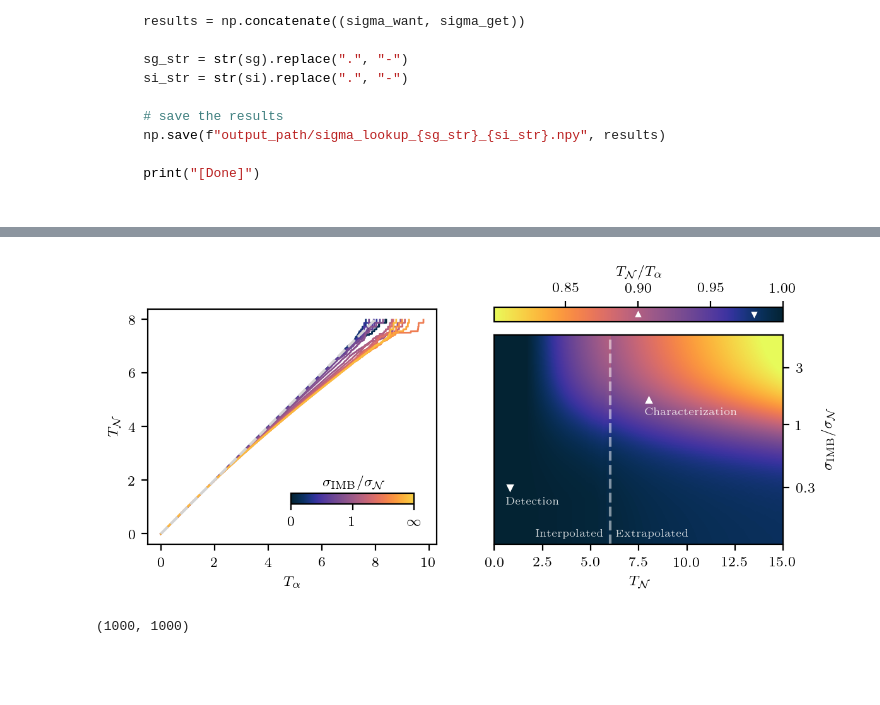
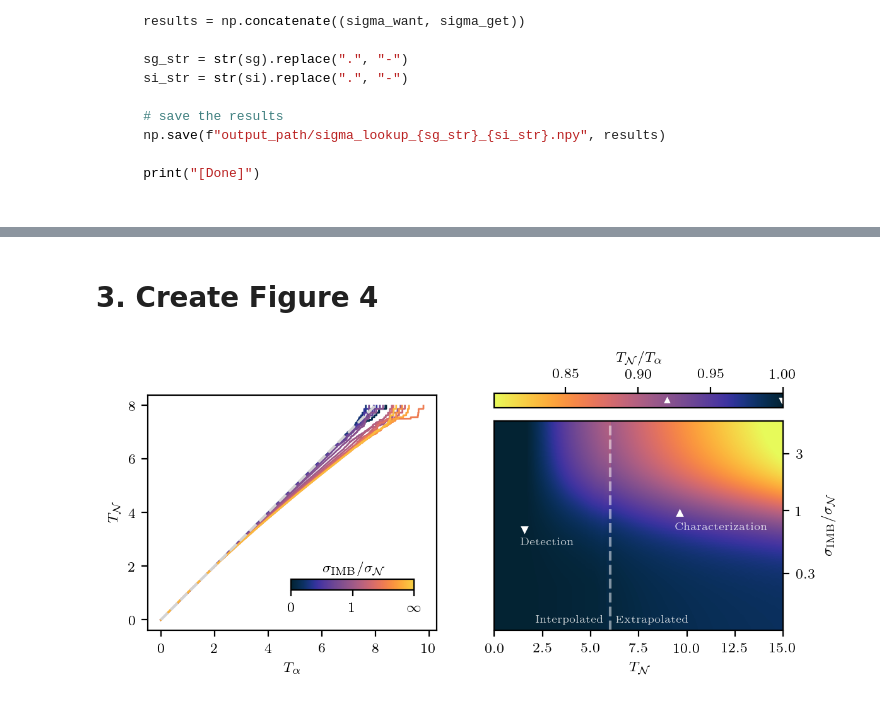
Before and after one commit to fdannert/InLIFEsim, a Jupyter notebook: docs/source/paper_figures/lookup_table.ipynb, the cells around one changed output, grey strips where cells are left out. Cells and saved outputs as stored; diff of their text form; code cells hidden in the pictures; blank space fills up the shorter version.

```diff
--- a/docs/source/paper_figures/lookup_table.ipynb
+++ b/docs/source/paper_figures/lookup_table.ipynb
@@ -149,15 +162,17 @@ Creating large lookup table
 Creating large lookup table[Done]
 Extrapolating lookup table[Done]
 [Done]
+# %% [markdown]
+# 3. Create Figure 4
 # %%
 # add points for detection and characterization of Earth twin, created using the final table
-scenario = {'detection': {'sig': 0.8,
-                           'ratio': 0.3,
-                          't_ratio': 0.98,
+scenario = {'detection': {'sig': 1.57,
+                           'ratio': 0.7,
+                          't_ratio': 0.999,
                           'ms': 'v'},
-             'characterization': {'sig': 8.0,
-                                  'ratio': 1.6,
-                                  't_ratio': 0.90,
+             'characterization': {'sig': 9.6,
+                                  'ratio': 0.95,
+                                  't_ratio': 0.92,
                                   'ms': '^'}}
 # %%
 fig, ax = plt.subplots(
@@ -251,40 +266,34 @@ ax.imshow(large_ratio, cmap=thermal_r, origin='lower', extent=(idx['small_co'],
 
 # ax.contour(large_ratio, origin='lower', extent=(idx['small_co'], idx['large_co'], -1, 0.75), aspect='auto', colors='w', levels=[0.95], lw=0.5, alpha=0.5)
 # ax.contour(ev.lookup['extrapolation_ratio'], origin='lower', extent=(3, 30, -1, 0.75), aspect='auto', colors='w', levels=[0.95], lw=0.5, alpha=0.5)
 
 ax.axvline(ev.crit_value['large'], color='w', ls='--', alpha=0.5)
 ax.set_facecolor(thermal(0))
 
 ax.text(ev.crit_value['large']+0.3, -0.95, 'Extrapolated', ha='left', va='bottom', color='w', fontsize=6, alpha=0.8)
 ax.text(ev.crit_value['large']-0.3, -0.95, 'Interpolated', ha='right', va='bottom', color='w', fontsize=6, alpha=0.8)
 
 ax.plot(scenario['detection']['sig'], np.log10(scenario['detection']['ratio']), 'v', color='w', ms=3)
-cbar.ax.plot(scenario['detection']['t_ratio'], 0.5, 'v', color='w', ms=2)
-ax.text(scenario['detection']['sig']-0.2, np.log10(scenario['detection']['ratio']-0.05), s='Detection', c='w', ha='left', va='top', fontsize=6, alpha=0.8)
+cbar.ax.plot(scenario['detection']['t_ratio'], 0.5, 'v', color='w', ms=2)  # Set black edgecolor for detection t_ratio marker
+ax.text(scenario['detection']['sig']-0.2, np.log10(scenario['detection']['ratio']-0.1), s='Detection', c='w', ha='left', va='top', fontsize=6, alpha=0.8)
 
 ax.plot(scenario['characterization']['sig'], np.log10(scenario['characterization']['ratio']), '^', color='w', ms=3)
 cbar.ax.plot(scenario['characterization']['t_ratio'], 0.5, '^', color='w', ms=2)
-ax.text(scenario['characterization']['sig']-0.2, np.log10(scenario['characterization']['ratio']-0.2), s='Characterization', c='w', ha='left', va='top', fontsize=6, alpha=0.8)
+ax.text(scenario['characterization']['sig']-0.2, np.log10(scenario['characterization']['ratio']-0.15), s='Characterization', c='w', ha='left', va='top', fontsize=6, alpha=0.8)
 
 ax.set_xlim(0., 15)
 
 yticks = np.log10(np.array([3e-1, 1, 3]))
 ytick_labels = [r'$0.3$', r'$1$', r'$3$']
 ax.set_yticks(yticks, ytick_labels)
 
 # y ticks and lable on the right
 ax.yaxis.tick_right()
 ax.yaxis.set_label_position('right')
 
 ax.set_ylabel(r'$\sigma_\mathrm{IMB} / \sigma_\mathcal{N}$')
 ax.set_xlabel(r'$T_\mathcal{N}$')
 
-# plt.savefig('/Users/fdannert/Documents/projects/InLIFEsim/working/paper/revision/update_figure_4/sigma_lookup_combined_v2.pdf', bbox_inches='tight')
-
 plt.show()
 # %% [output]
-[figure, old version]
+[figure, new version]
-# %%
-ev.lookup['extrapolation_ratio'].shape
-# %% [output]
-(1000, 1000)
```
Also changed, not shown: parts of 14 cells of this notebook, 4 other files.
